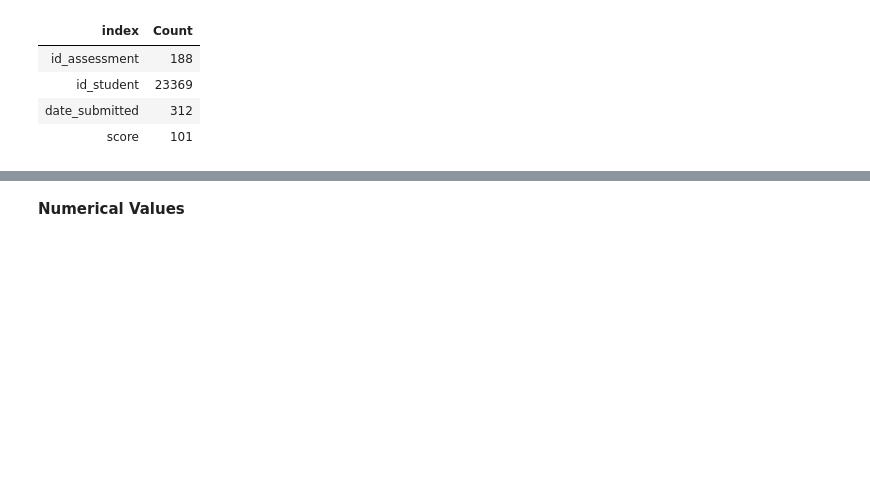
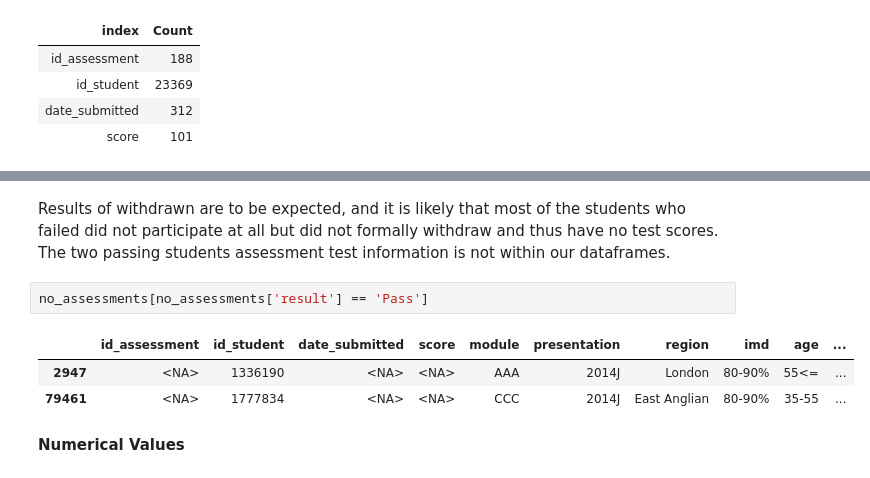
Before and after one commit to freyjagarner/Student-Data-Analysis, a Jupyter notebook: Capstone/Assessments.ipynb, the cells around one changed output, grey strips where cells are left out. Drawn from its saved outputs; the diff is of its cells as text; blank space fills up the shorter version.

```diff
--- a/Capstone/Assessments.ipynb
+++ b/Capstone/Assessments.ipynb
@@ -392,3 +411,11 @@ students we have in student info. So -16,999 students from student info do not h
+# %% [markdown]
+Results of withdrawn are to be expected, and it is likely that most of the students who failed did not participate at all but did not formally withdraw and thus have no test scores. The two passing students assessment test information is not within our dataframes.
+# %%
+no_assessments[no_assessments['result'] == 'Pass']
+# %% [output]
+|  | id_assessment | id_student | date_submitted | score | module | presentation | region | imd | age | ... |
+| 2947 | <NA> | 1336190 | <NA> | <NA> | AAA | 2014J | London | 80-90% | 55<= | ... |
+| 79461 | <NA> | 1777834 | <NA> | <NA> | CCC | 2014J | East Anglian | 80-90% | 35-55 | ... |
 # %% [markdown]
 **Numerical Values**
 # %%
```
Also changed, not shown: parts of 4 cells of this notebook.
